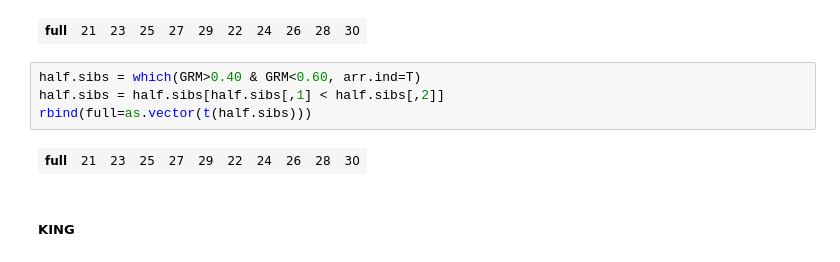
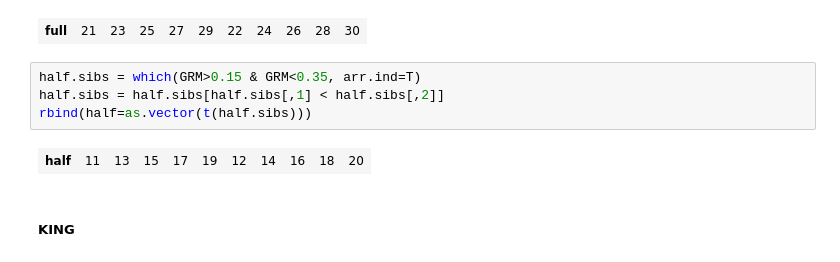
Before and after one commit to v-i-s-h/gwas-course-julia, a Jupyter notebook: r/05.ipynb, the cells around one changed output. Drawn from its saved outputs; the diff is of its cells as text.

```diff
--- a/r/05.ipynb
+++ b/r/05.ipynb
@@ -95,11 +95,11 @@ rbind(full=as.vector(t(full.sibs)))
 # %% [output]
 | full | 21 | 23 | 25 | 27 | 29 | 22 | 24 | 26 | 28 | 30 |
 # %%
-half.sibs = which(GRM>0.40 & GRM<0.60, arr.ind=T)
+half.sibs = which(GRM>0.15 & GRM<0.35, arr.ind=T)
 half.sibs = half.sibs[half.sibs[,1] < half.sibs[,2]]
-rbind(full=as.vector(t(half.sibs)))
+rbind(half=as.vector(t(half.sibs)))
 # %% [output]
-| full | 21 | 23 | 25 | 27 | 29 | 22 | 24 | 26 | 28 | 30 |
+| half | 11 | 13 | 15 | 17 | 19 | 12 | 14 | 16 | 18 | 20 |
 # %% [markdown]
 ##### KING
 # %%
```
Also changed, not shown: parts of 3 cells of this notebook.
